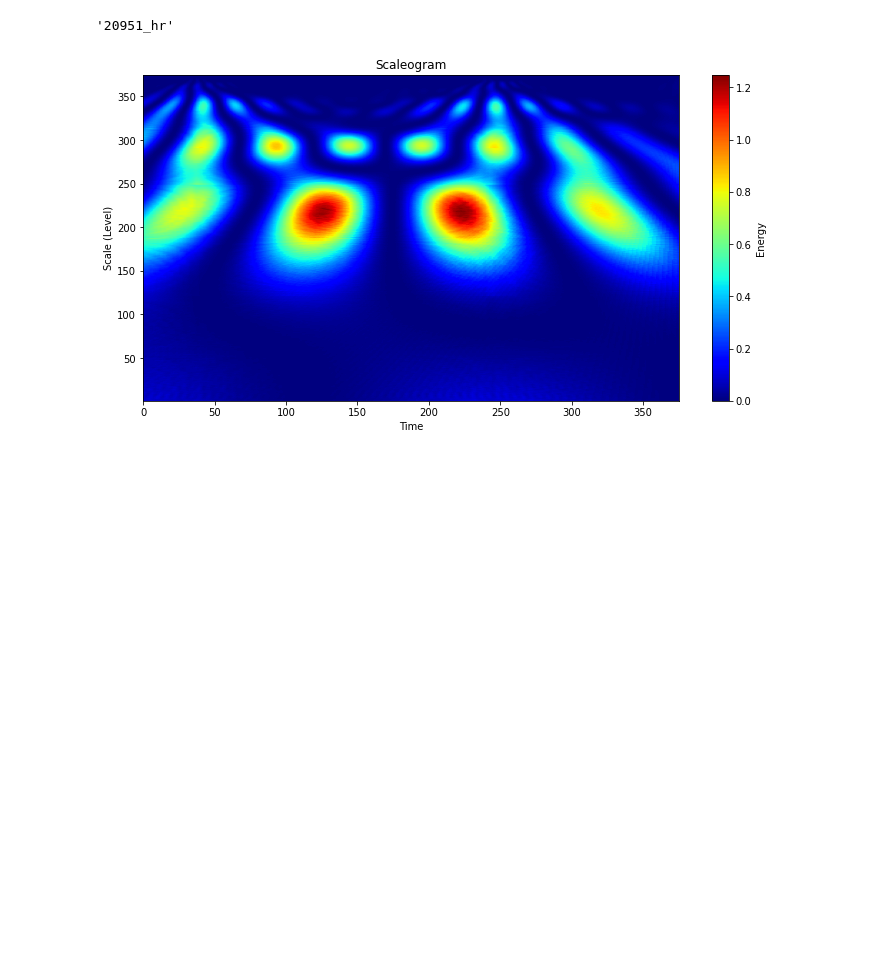
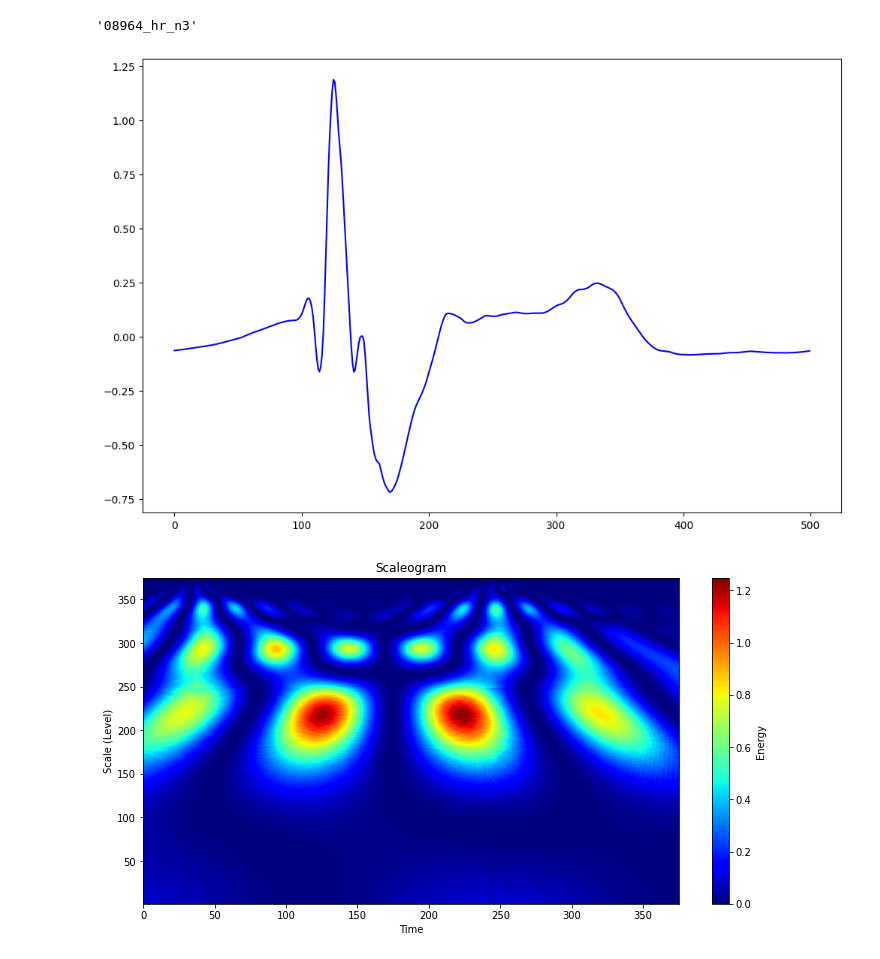
Before and after one commit to boldirev-as/AIIJC-medtech23, a Jupyter notebook: training_data_check.ipynb, the cells around one changed output. Cells and saved outputs as stored; diff of their text form; code cells hidden in the pictures; blank space fills up the shorter version.

```diff
--- a/training_data_check.ipynb
+++ b/training_data_check.ipynb
@@ -5,9 +5,21 @@ import matplotlib.pyplot as plt
 
 annotations = pd.read_csv("train_annotations.csv")
 # %%
-annotations.iloc[1976]['record_name']
+annotations.iloc[1976]['new_name']
 # %% [output]
-'20951_hr'
+'08964_hr_n3'
+# %%
+def show_beat(beat):
+        plt.figure(figsize=(12, 8), dpi=100)
+        plt.plot(beat, color='blue')
+
+def read(name):
+    data = np.load("./transformed_train/"+name +".npy")
+    return data
+# %%
+show_beat(read("08964_hr_n3")[1])
+# %% [output]
+[figure, added]
 # %%
 def show_scaleogram(data_sample):
     energy = np.abs(data_sample[0, :, :])**2
```
Also changed, not shown: parts of 1 cell of this notebook, 3 other files.
